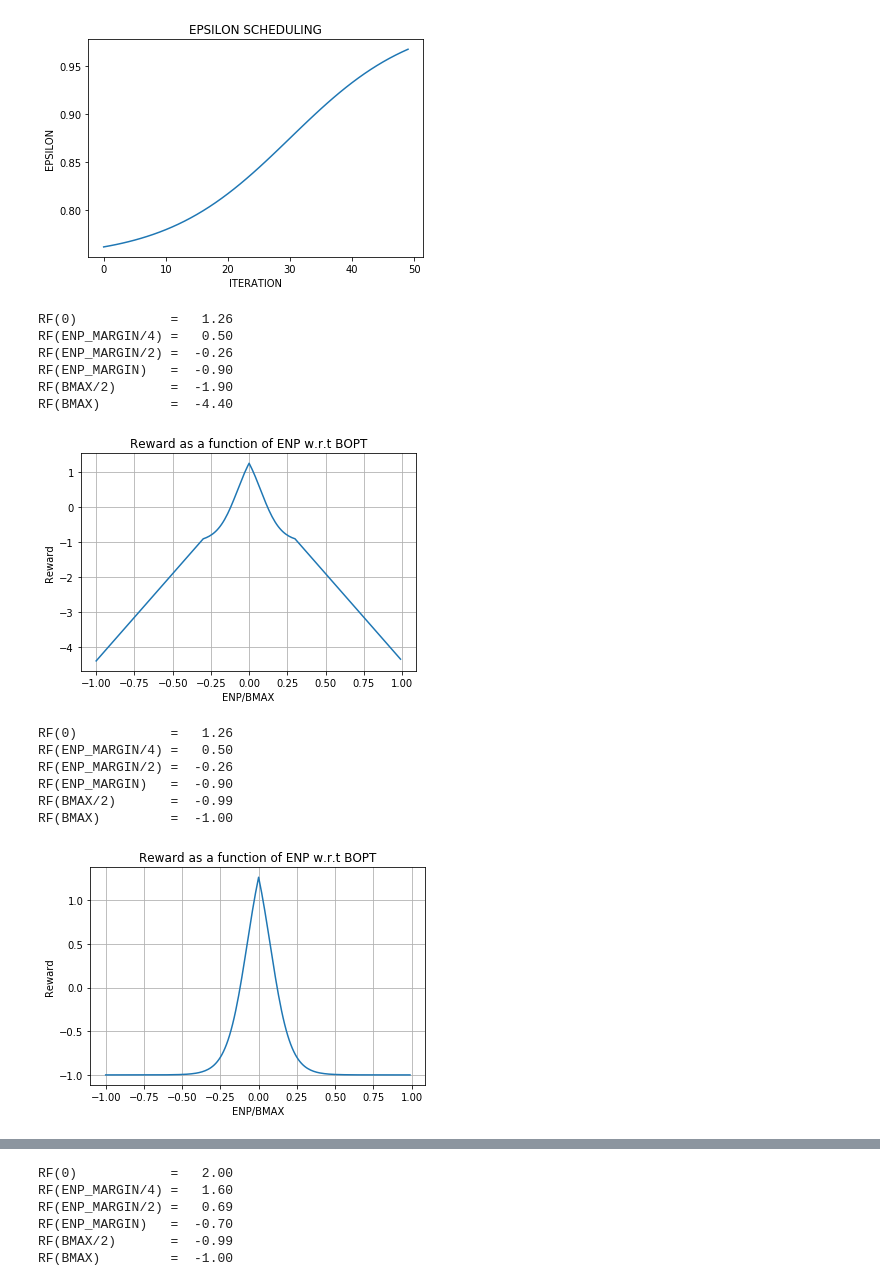
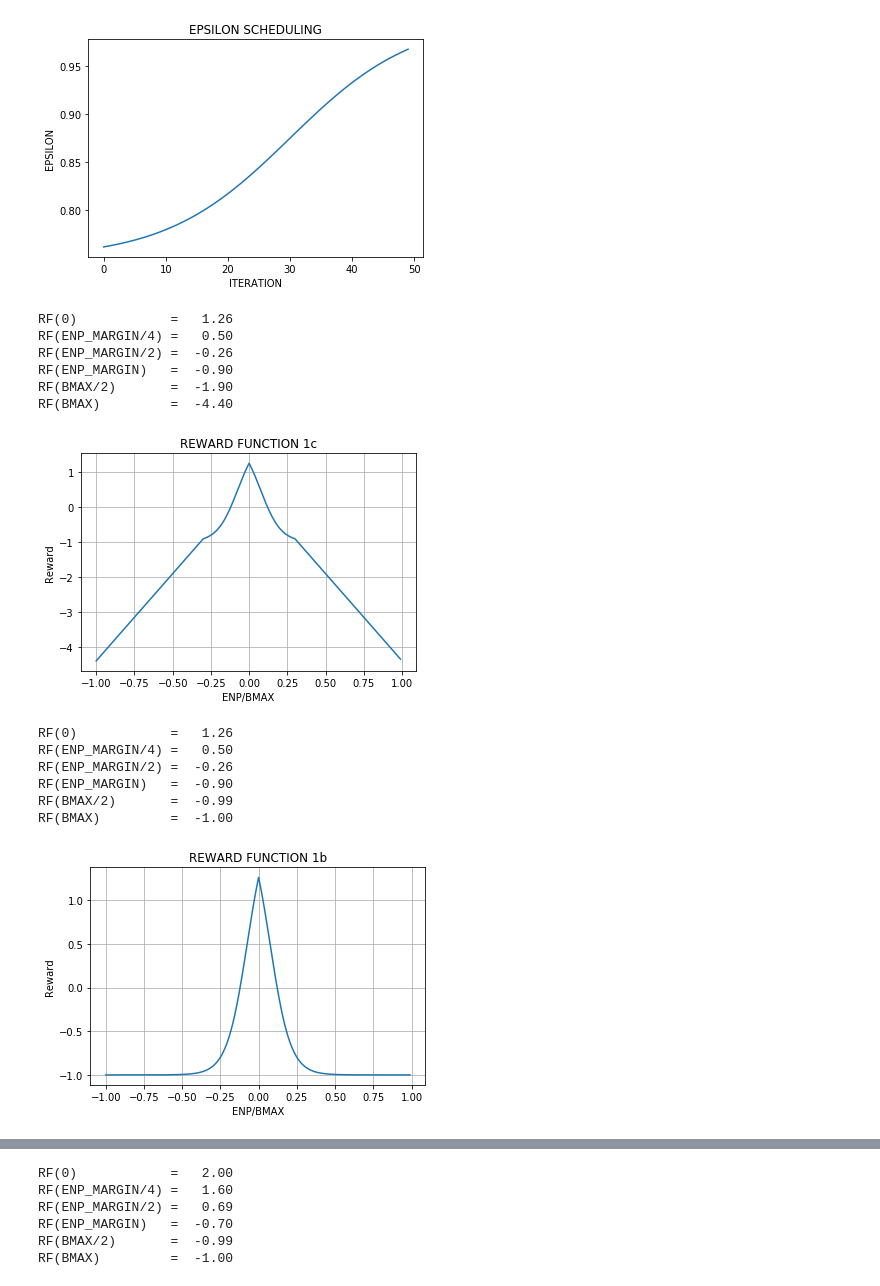
Before and after one commit to 5mali/no_spark, a Jupyter notebook: Graphs.ipynb, the cells around one changed output, grey strips where cells are left out. Drawn from its saved outputs; the diff is of its cells as text; code cells hidden in the pictures.

```diff
--- a/Graphs.ipynb
+++ b/Graphs.ipynb
@@ -370,35 +370,35 @@ EPSILON at ITERATION# 49 =  0.967
 def rf1(enp):
     if np.abs(enp) < ENP_MARGIN:
         sharpness = 15
         reward = 2 - 3/ (1 + np.exp(-sharpness*(np.abs(enp) - ENP_MARGIN/4)/BMAX))
     else:
         reward = -5*np.abs(enp/BMAX)+0.6
     return (reward)
 
 #Positive rewards if ENP is within +ENP_MARGIN/2 to -ENP_MARGIN/2
 
 x = np.arange(-1,1,1E-2)
 y = [rf1(i*BMAX) for i in x]
-plt.title('Reward as a function of ENP w.r.t BOPT')
+plt.title('REWARD FUNCTION 1c')
 plt.plot(x,y)
 plt.xlabel('ENP/BMAX')
 plt.ylabel('Reward')
 plt.grid(True)
 
 print("RF(0)            = {:6.2f}".format(rf1(0)))
 print("RF(ENP_MARGIN/4) = {:6.2f}".format(rf1(ENP_MARGIN/4)))
 print("RF(ENP_MARGIN/2) = {:6.2f}".format(rf1(ENP_MARGIN/2)))
 print("RF(ENP_MARGIN)   = {:6.2f}".format(rf1(ENP_MARGIN  )))
 print("RF(BMAX/2)       = {:6.2f}".format(rf1(BMAX/2      )))
 print("RF(BMAX)         = {:6.2f}".format(rf1(BMAX        )))
 # %% [output]
 RF(0)            =   1.26
 RF(ENP_MARGIN/4) =   0.50
 RF(ENP_MARGIN/2) =  -0.26
 RF(ENP_MARGIN)   =  -0.90
 RF(BMAX/2)       =  -1.90
 RF(BMAX)         =  -4.40
-[figure, old version]
+[figure, new version]
 # %%
 # REWARD FUNCTION 1b
 # reward varies within [-1,2]
@@ -412,7 +412,7 @@ def rf1(enp):
 
 x = np.arange(-1,1,1E-2)
 y = [rf1(i*BMAX) for i in x]
-plt.title('Reward as a function of ENP w.r.t BOPT')
+plt.title('REWARD FUNCTION 1b')
 plt.plot(x,y)
 plt.xlabel('ENP/BMAX')
 plt.ylabel('Reward')
@@ -431,7 +431,7 @@ RF(ENP_MARGIN/2) =  -0.26
 RF(ENP_MARGIN)   =  -0.90
 RF(BMAX/2)       =  -0.99
 RF(BMAX)         =  -1.00
-[figure, old version]
+[figure, new version]
 # %%
 # REWARD FUNCTION 1a
 # reward varies within [-1,2]
```
Also changed, not shown: parts of 5 cells of this notebook, 12 other files.
